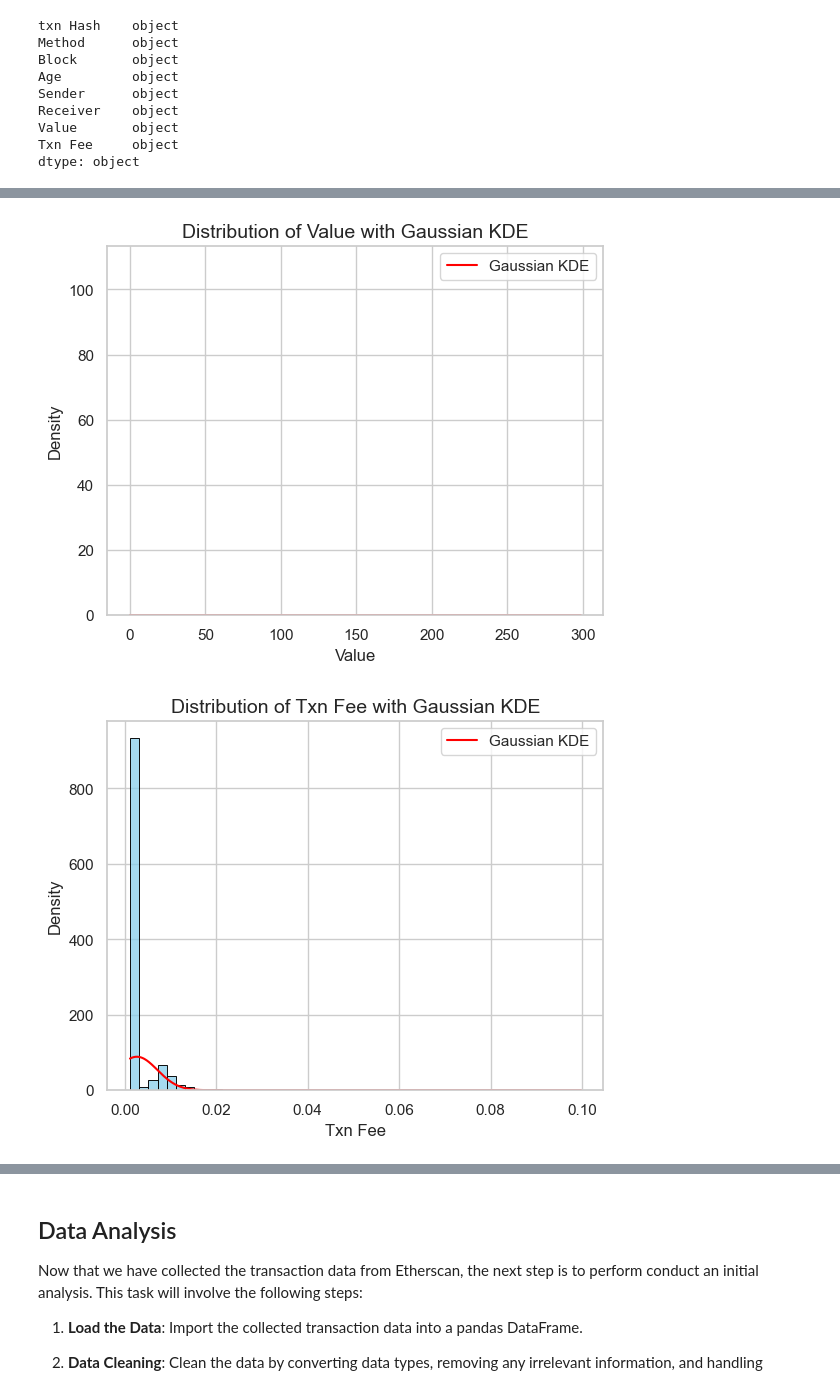
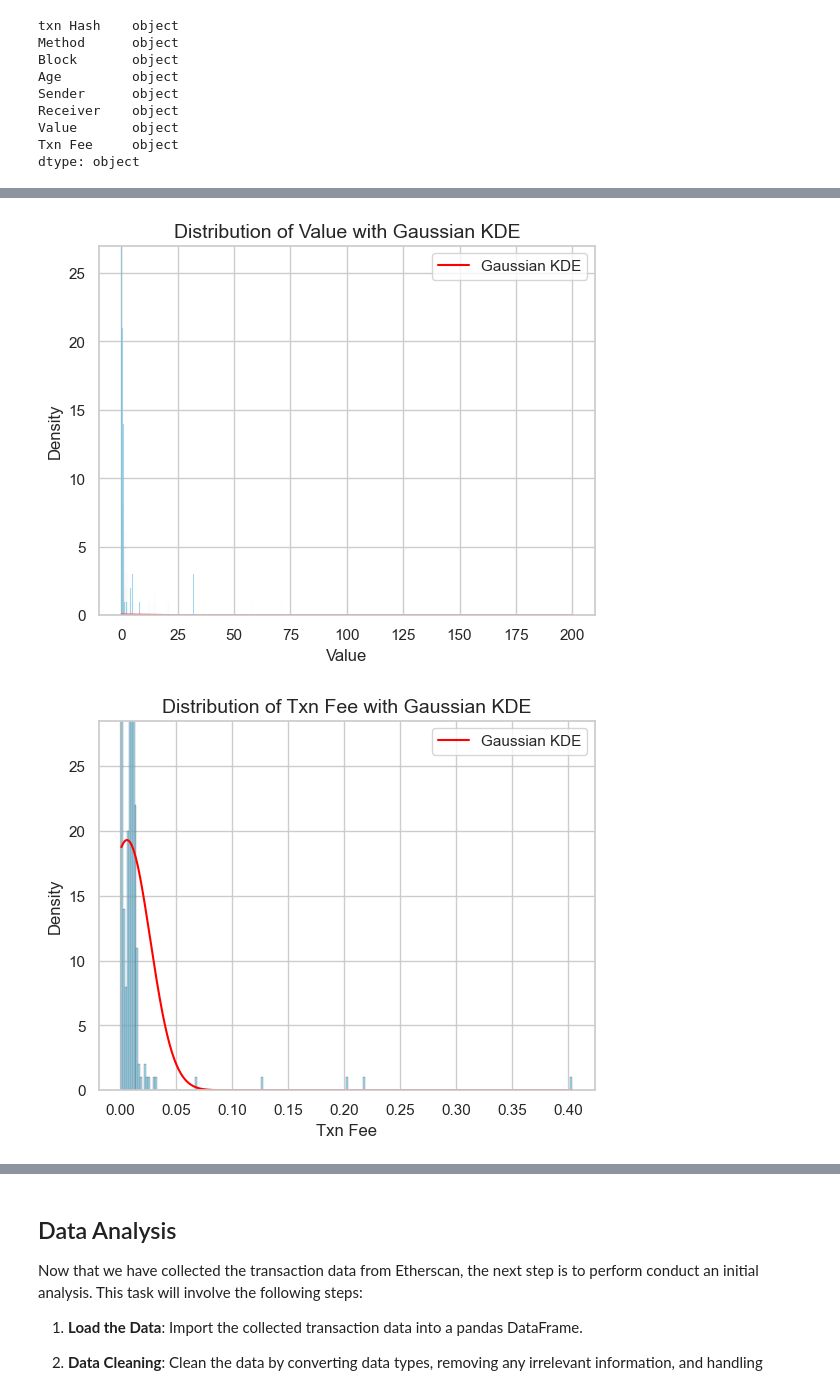
Before and after one commit to SoheilHajianManesh/Data-Sciense-Course-Projects, a Jupyter notebook: CA0/CA0 (3).ipynb, the cells around one changed output, grey strips where cells are left out. Saved outputs shown, nothing was run; the diff lists cells and outputs as text; code cells hidden in the pictures.

```diff
--- a/CA0/CA0 (3).ipynb
+++ b/CA0/CA0 (3).ipynb
@@ -263,6 +260,7 @@ def convert_to_eth(value):
         # Handle any conversion errors (e.g., invalid input)
         return np.nan
 
-df['Value'] = df['Value'].apply(convert_to_eth)
-print_unique_elements(df,"Value")
+filtered_df['Value'] = filtered_df['Value'].apply(convert_to_eth)
+filtered_df = filtered_df[filtered_df['Value'] != 0]
+print_unique_elements(filtered_df,"Value")
 # %% [output]
@@ -293,10 +307,10 @@ def calculate_mean_and_std(df, column_name):
         print(f"Column '{column_name}' not found in the DataFrame.")
         return np.nan, np.nan
 # %%
-df["Txn Fee"] = df["Txn Fee"].astype(float)
+filtered_df["Txn Fee"] = filtered_df["Txn Fee"].astype(float)
 # %%
-mean_value, std_value = calculate_mean_and_std(df, "Value")
-mean_fee, std_fee = calculate_mean_and_std(df, "Txn Fee")
+mean_value, std_value = calculate_mean_and_std(filtered_df, "Value")
+mean_fee, std_fee = calculate_mean_and_std(filtered_df, "Txn Fee")
 # %%
 print(f"Value mean = {mean_value} \nValue std = {std_value} \nfee mean = {mean_fee} \nfee std = {std_fee}")
 # %% [output]
@@ -307,12 +321,12 @@ fee std = 0.004696958339387301
 # %%
 from scipy.stats import norm
 
-def plot_histogram_and_kde(df, column_name):
+def plot_histogram_and_kde(df, column_name , bins_count):
     try:
         sns.set(style="whitegrid")
 
         # Plot histogram with wider bars (adjust binwidth as needed)
-        sns.histplot(df[column_name], bins='auto', color='skyblue', edgecolor='black', binwidth=0.002)
+        sns.histplot(df[column_name], bins=bins_count, color='skyblue', edgecolor='black')
 
         # Calculate mean and standard deviation
         mean_value = df[column_name].mean()
@@ -328,7 +342,7 @@ def plot_histogram_and_kde(df, column_name):
         max_count = df[column_name].value_counts().max()
 
         # Set y-axis limit to the maximum count
-        #plt.ylim(0, max_count)
+        plt.ylim(0, 1.5*max_count)
 
         # Customize x-axis limits (adjust as needed)
         #plt.xlim(min(df[column_name]), max(df[column_name]))
@@ -398,11 +412,11 @@ def plot_scatter(df, x_column, y_column):
     except KeyError:
         print(f"Column '{x_column}' or '{y_column}' not found in the DataFrame.")
 # %%
-plot_histogram_and_kde(df , "Value")
-plot_histogram_and_kde(df , "Txn Fee")
-plot_box_plot(df , "Value")
-plot_box_plot(df , "Txn Fee")
-plot_scatter(df , "Value" , "Txn Fee")
+plot_histogram_and_kde(filtered_df , "Value" , "auto")
+plot_histogram_and_kde(filtered_df , "Txn Fee" , "auto")
+plot_box_plot(filtered_df , "Value")
+plot_box_plot(filtered_df , "Txn Fee")
+plot_scatter(filtered_df , "Value" , "Txn Fee")
 # %% [output]
-[figure, old version]
+[figure, new version]
-[figure, old version]
+[figure, new version]
```
Also changed, not shown: parts of 15 cells of this notebook, 1 other file.
